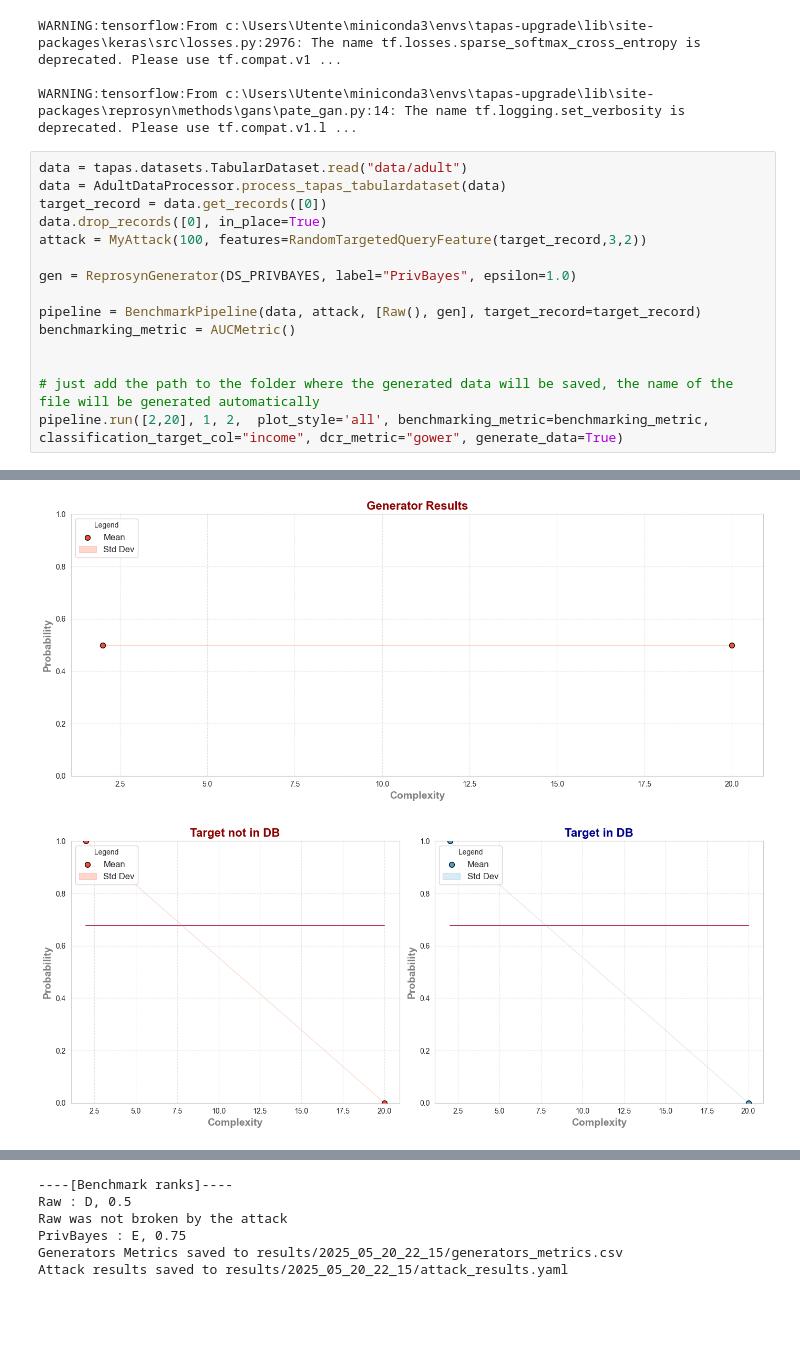
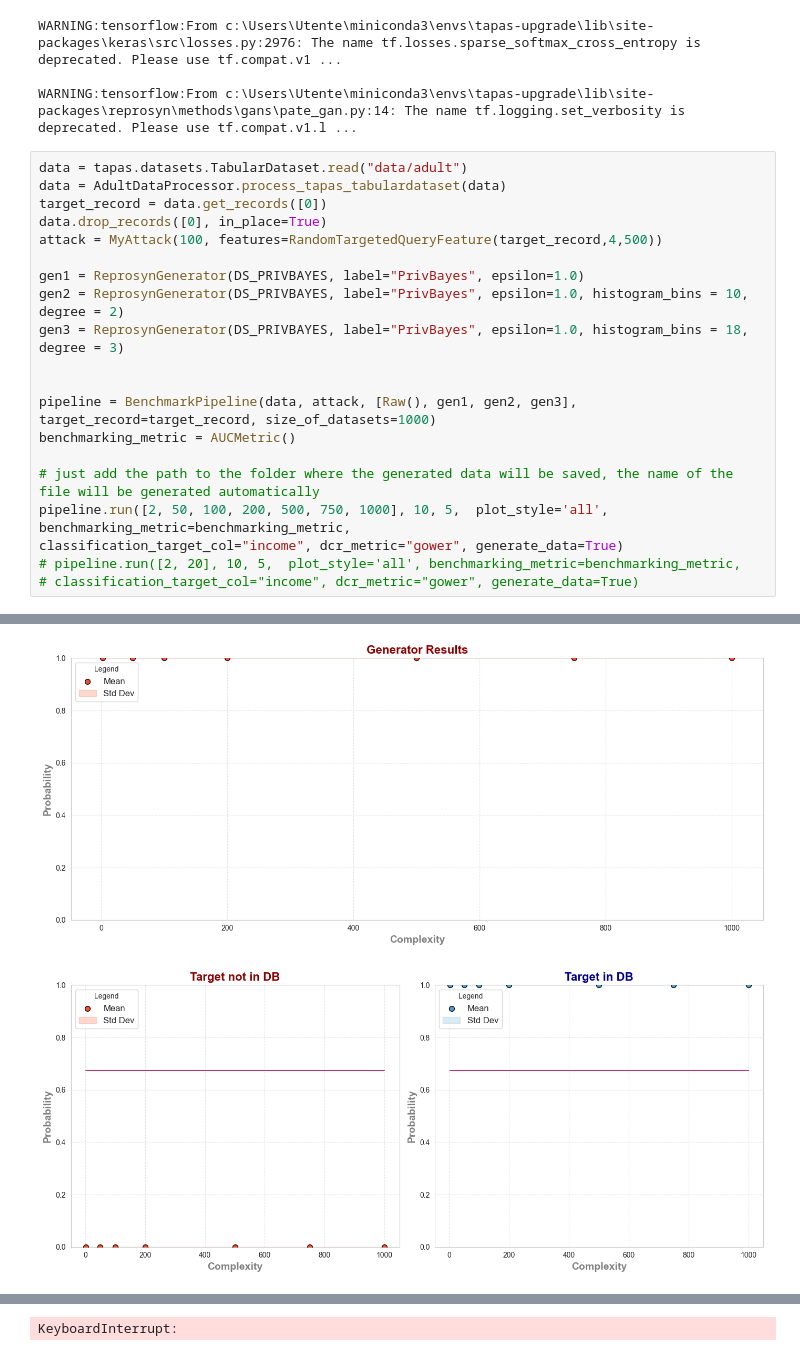
Before and after one commit to ArthGV/Benchmarking-of-Tabular-Synthetic-Data-Generation, a Jupyter notebook: privacy/run_pipeline.ipynb, the cells around one changed output, grey strips where cells are left out. Saved outputs shown, nothing was run; the diff lists cells and outputs as text; blank space fills up the shorter version.

```diff
--- a/privacy/run_pipeline.ipynb
+++ b/privacy/run_pipeline.ipynb
@@ -18,17 +18,21 @@ data = tapas.datasets.TabularDataset.read("data/adult")
 data = AdultDataProcessor.process_tapas_tabulardataset(data)
 target_record = data.get_records([0])
 data.drop_records([0], in_place=True)
-attack = MyAttack(100, features=RandomTargetedQueryFeature(target_record,3,2))
+attack = MyAttack(100, features=RandomTargetedQueryFeature(target_record,4,500))
 
-gen = ReprosynGenerator(DS_PRIVBAYES, label="PrivBayes", epsilon=1.0)
+gen1 = ReprosynGenerator(DS_PRIVBAYES, label="PrivBayes", epsilon=1.0)
+gen2 = ReprosynGenerator(DS_PRIVBAYES, label="PrivBayes", epsilon=1.0, histogram_bins = 10, degree = 2)
+gen3 = ReprosynGenerator(DS_PRIVBAYES, label="PrivBayes", epsilon=1.0, histogram_bins = 18, degree = 3)
 
-pipeline = BenchmarkPipeline(data, attack, [Raw(), gen], target_record=target_record)
+
+pipeline = BenchmarkPipeline(data, attack, [Raw(), gen1, gen2, gen3], target_record=target_record, size_of_datasets=1000)
 benchmarking_metric = AUCMetric()
 
-
 # just add the path to the folder where the generated data will be saved, the name of the file will be generated automatically
-pipeline.run([2,20], 1, 2,  plot_style='all', benchmarking_metric=benchmarking_metric,
+pipeline.run([2, 50, 100, 200, 500, 750, 1000], 10, 5,  plot_style='all', benchmarking_metric=benchmarking_metric,
 classification_target_col="income", dcr_metric="gower", generate_data=True)
+# pipeline.run([2, 20], 10, 5,  plot_style='all', benchmarking_metric=benchmarking_metric,
+# classification_target_col="income", dcr_metric="gower", generate_data=True)
 # %% [output]
 estimating categorical probs
 estimating approx kdes(histogram)
@@ -40,3 +49,3 @@ COMPLEXITY:  20
-[figure, old version]
+[figure, new version]
-[figure, old version]
+[figure, new version]
 Attacking : PrivBayes_epsilon=1.0
@@ -48,6 +68 @@ COMPLEXITY:  20
-----[Benchmark ranks]----
-Raw : D, 0.5
-Raw was not broken by the attack
-PrivBayes : E, 0.75
-Generators Metrics saved to results/2025_05_20_22_15/generators_metrics.csv
-Attack results saved to results/2025_05_20_22_15/attack_results.yaml
+KeyboardInterrupt:
```
Also changed, not shown: parts of 1 cell of this notebook, 56 other files.
